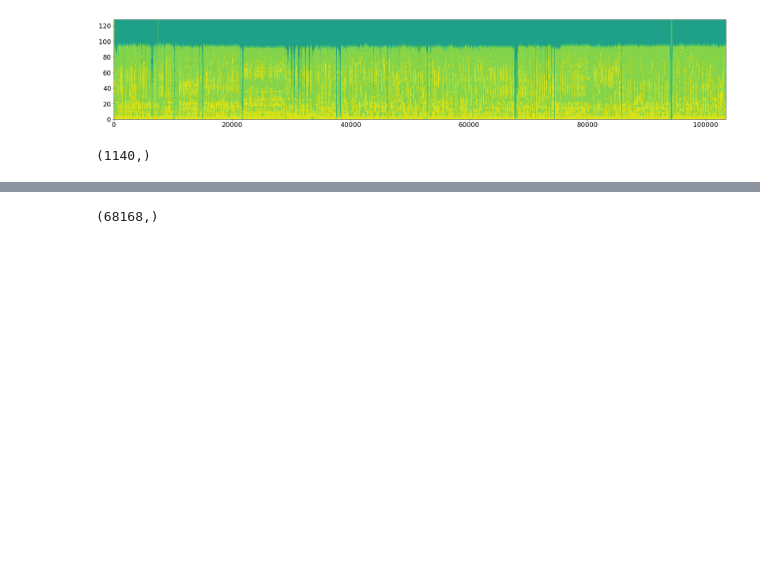
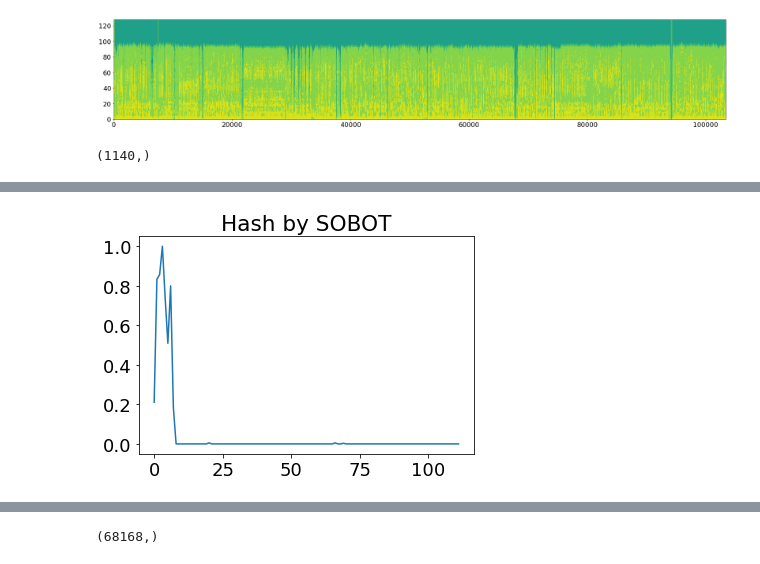
Before and after one commit to Robsrepo42/AudioAdScanner, a Jupyter notebook: Hashing_Werbung_chaos.ipynb, the cells around one changed output, grey strips where cells are left out. Saved outputs shown, nothing was run; the diff lists cells and outputs as text; code cells hidden in the pictures; blank space fills up the shorter version.

```diff
--- a/Hashing_Werbung_chaos.ipynb
+++ b/Hashing_Werbung_chaos.ipynb
@@ -218,3 +167,13 @@ def spec2hash(im, freqs, t, *args, **kwargs):
+# %%
+# Returns a tuple of arrays.
+def spec2hash(im, freqs, t, *args, **kwargs):
+    # Extract the condensed coordinate pairs
+    coord_pairs = extract_coord_pairs(im, freqs, t, *args, **kwargs)
+
+    # Apply the hash function
+    #return hash_by_sobot(coord_pairs)
+    #return hash_by_late(coord_pairs)
+    return hash_by_int64(coord_pairs)
 # %%
 # Returns a list of tuples.
 def windowed_hash(im, freqs, t, window_length=None, window_overlap=None, *args, **kwargs):
@@ -242,16 +201,16 @@ def windowed_hash(im, freqs, t, window_length=None, window_overlap=None, *args,
 
         hash_vals[i] = spec2hash(im[:, start_ind:end_ind], freqs, t[start_ind:end_ind], *args, **kwargs)
 
-        plot_im = np.copy(im)
-        plot_im[:, :start_ind] = np.nan
-        plot_im[:, end_ind + 1:] = np.nan
-        plt.figure(figsize=(40,5))
-        freq_ind, time_ind = identify_peaks(plot_im, *args, **kwargs)
-        pcon = plt.contourf(plot_im)
-        plt.scatter(time_ind, freq_ind, s=2, color='r')
-        plt.colorbar(mappable=pcon)
-        plt.title('Window {0:d} with {1:d} peaks'.format(i, len(freq_ind)))
-        plt.show()
+#         plot_im = np.copy(im)
+#         plot_im[:, :start_ind] = np.nan
+#         plot_im[:, end_ind + 1:] = np.nan
+#         plt.figure(figsize=(40,5))
+#         freq_ind, time_ind = identify_peaks(plot_im, *args, **kwargs)
+#         pcon = plt.contourf(plot_im)
+#         plt.scatter(time_ind, freq_ind, s=2, color='r')
+#         plt.colorbar(mappable=pcon)
+#         plt.title('Window {0:d} with {1:d} peaks'.format(i, len(freq_ind)))
+#         plt.show()
 
     return hash_vals
 # %%
@@ -309,0 +291,6 @@ ALDI_hash[0].shape
+# %%
+plt.plot(check_matches(ALDI_hash, full_spec_dB, freq, full_t, window_length=1840, min_distance=20, threshold_abs=-60))
+plt.title('Hash by SOBOT')
+plt.show()
+# %% [output]
+[figure, added]
```
Also changed, not shown: parts of 35 cells of this notebook.
